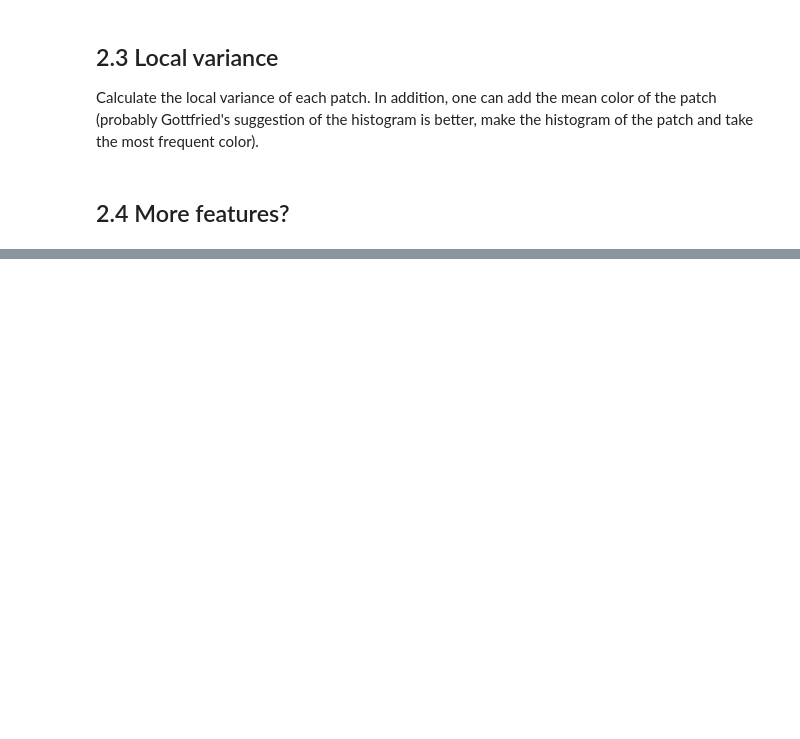
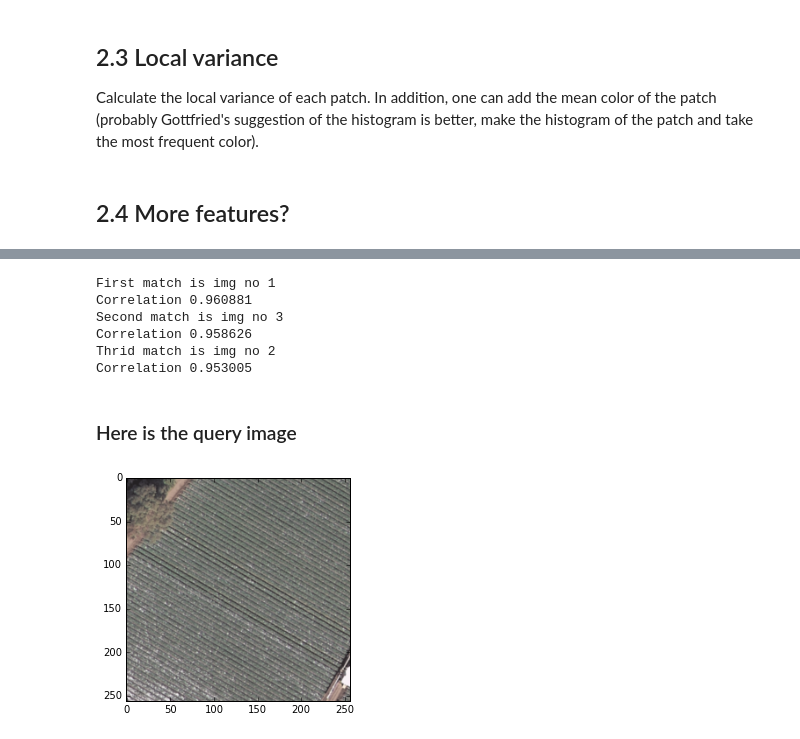
Before and after one commit to fadam/BigSkyEarth_Clustering, a Jupyter notebook: BigSky_task02_clustering.ipynb, the cells around one changed output, grey strips where cells are left out. Drawn from its saved outputs; the diff is of its cells as text; code cells hidden in the pictures; blank space fills up the shorter version.

Commit message:
Added the image search engine part

```diff
--- a/BigSky_task02_clustering.ipynb
+++ b/BigSky_task02_clustering.ipynb
@@ -205,0 +231,14 @@ In addition, one can add the mean color of the patch (probably Gottfried's sugge
+# %%
+
+img_dir='C:/Users/adam_fa/bse/small_sample'
+from os import listdir
+import scipy.misc as misc
+from os.path import isfile, join,isdir
+img_list = []
+dir_list = [img_dir+'/'+ d for d in listdir(img_dir) if isdir(join(img_dir, d))]
+print(dir_list)
+for dir_name in dir_list:
+    img_files = [dir_name+'/'+f for f in listdir(dir_name) if isfile(join(dir_name, f))]
+    for filename in img_files:
+        img_list.append(misc.imread(filename))
+print(len(img_list),img_list[0].shape)
@@ -205,0 +277,7 @@ In addition, one can add the mean color of the patch (probably Gottfried's sugge
+# %%
+query_no = 0
+s_rate = 8
+kernels = make_kernels()
+query = img_list[query_no]
+query_features = extract_gabor_features(query,kernels,s_rate)
+query_img = np.array(query_features).reshape((-1,1))
@@ -205,0 +313,28 @@ In addition, one can add the mean color of the patch (probably Gottfried's sugge
+# %%
+    data[query_no] = 0
+    match1 = img_list[np.argmax(data)]
+    print('First match is img no %d' % (np.argmax(data)))
+    print('Correlation %f' % max(data))
+    data[np.argmax(data)] = 0
+    match2 = img_list[np.argmax(data)]
+    print('Second match is img no %d'  % (np.argmax(data)))
+    print('Correlation %f' % max(data))
+    data[np.argmax(data)] = 0
+    match3 = img_list[np.argmax(data)]
+    print('Thrid match is img no %d' % (np.argmax(data)))
+    print('Correlation %f' % max(data))
+# %% [output]
+First match is img no 1
+Correlation 0.960881
+Second match is img no 3
+Correlation 0.958626
+Thrid match is img no 2
+Correlation 0.953005
+# %% [markdown]
+### Here is the query image
+# %%
+%matplotlib inline
+plt.imshow(query)
+plt.show()
+# %% [output]
+[figure, added]
```
Also changed, not shown: parts of 12 cells of this notebook.
